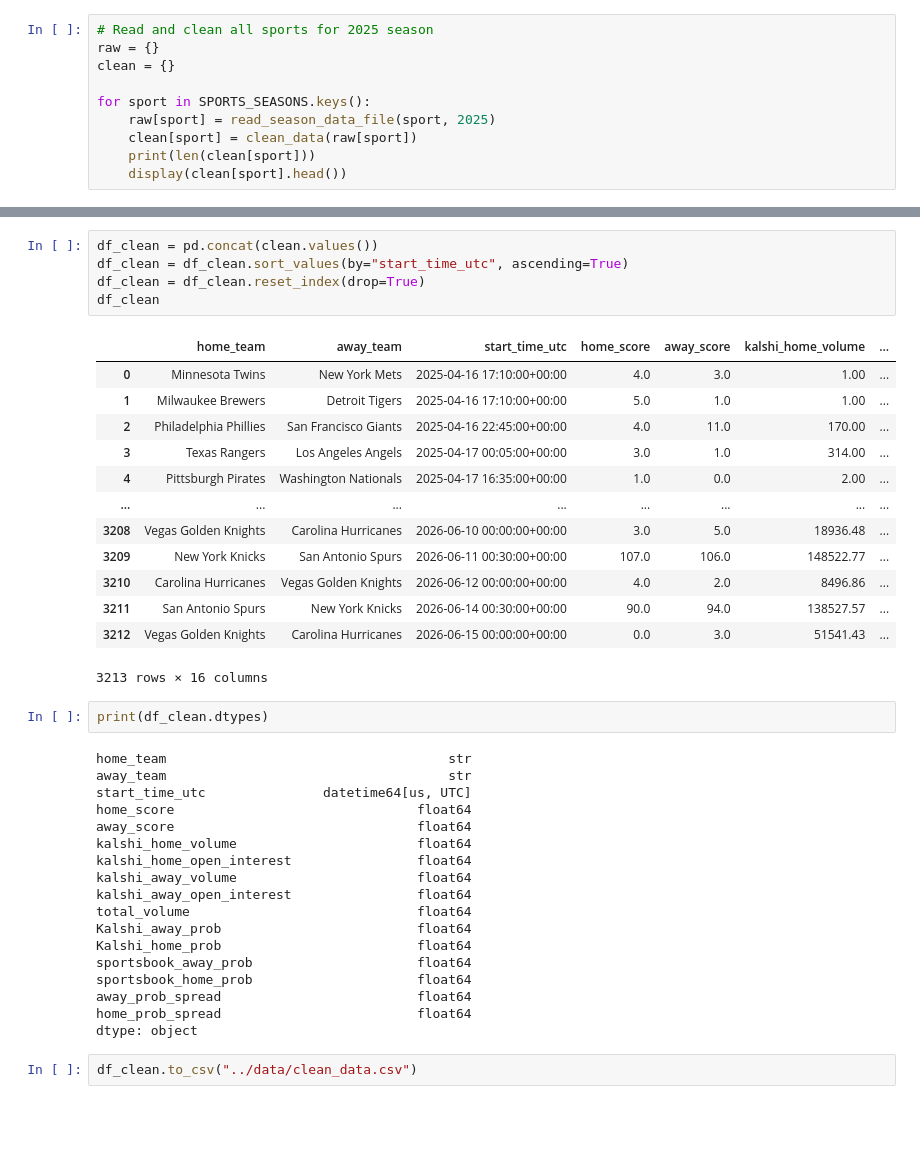
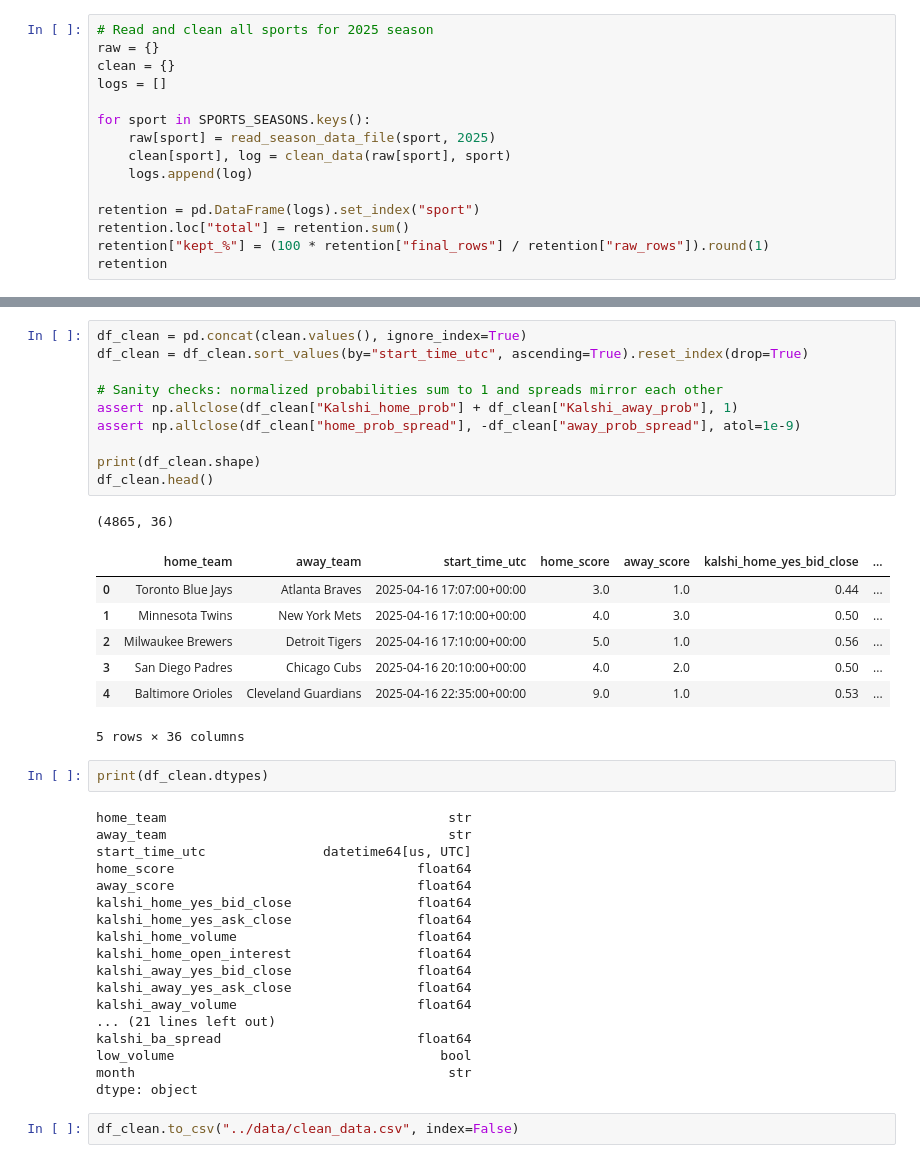
Before and after one commit to harrison-hal3sworth/predmarketproject, a Jupyter notebook: cleaning/cleaning.ipynb, the cells around one changed output, grey strips where cells are left out. Cells and saved outputs as stored; diff of their text form; blank space fills up the shorter version.

```diff
--- a/cleaning/cleaning.ipynb
+++ b/cleaning/cleaning.ipynb
@@ -86,10 +188,15 @@ tmp = clean_data(tmp)
 # Read and clean all sports for 2025 season
 raw = {}
 clean = {}
+logs = []
 
 for sport in SPORTS_SEASONS.keys():
     raw[sport] = read_season_data_file(sport, 2025)
-    clean[sport] = clean_data(raw[sport])
-    print(len(clean[sport]))
-    display(clean[sport].head())
+    clean[sport], log = clean_data(raw[sport], sport)
+    logs.append(log)
+
+retention = pd.DataFrame(logs).set_index("sport")
+retention.loc["total"] = retention.sum()
+retention["kept_%"] = (100 * retention["final_rows"] / retention["raw_rows"]).round(1)
+retention
 # %% [output]
@@ -124,22 +210,22 @@ for sport in SPORTS_SEASONS.keys():
 # %%
-df_clean = pd.concat(clean.values())
-df_clean = df_clean.sort_values(by="start_time_utc", ascending=True)
-df_clean = df_clean.reset_index(drop=True)
-df_clean
+df_clean = pd.concat(clean.values(), ignore_index=True)
+df_clean = df_clean.sort_values(by="start_time_utc", ascending=True).reset_index(drop=True)
+
+# Sanity checks: normalized probabilities sum to 1 and spreads mirror each other
+assert np.allclose(df_clean["Kalshi_home_prob"] + df_clean["Kalshi_away_prob"], 1)
+assert np.allclose(df_clean["home_prob_spread"], -df_clean["away_prob_spread"], atol=1e-9)
+
+print(df_clean.shape)
+df_clean.head()
 # %% [output]
+(4865, 36)
-|  | home_team | away_team | start_time_utc | home_score | away_score | kalshi_home_volume | ... |
-| 0 | Minnesota Twins | New York Mets | 2025-04-16 17:10:00+00:00 | 4.0 | 3.0 | 1.00 | ... |
-| 1 | Milwaukee Brewers | Detroit Tigers | 2025-04-16 17:10:00+00:00 | 5.0 | 1.0 | 1.00 | ... |
-| 2 | Philadelphia Phillies | San Francisco Giants | 2025-04-16 22:45:00+00:00 | 4.0 | 11.0 | 170.00 | ... |
-| 3 | Texas Rangers | Los Angeles Angels | 2025-04-17 00:05:00+00:00 | 3.0 | 1.0 | 314.00 | ... |
-| 4 | Pittsburgh Pirates | Washington Nationals | 2025-04-17 16:35:00+00:00 | 1.0 | 0.0 | 2.00 | ... |
-| ... | ... | ... | ... | ... | ... | ... | ... |
-| 3208 | Vegas Golden Knights | Carolina Hurricanes | 2026-06-10 00:00:00+00:00 | 3.0 | 5.0 | 18936.48 | ... |
-| 3209 | New York Knicks | San Antonio Spurs | 2026-06-11 00:30:00+00:00 | 107.0 | 106.0 | 148522.77 | ... |
-| 3210 | Carolina Hurricanes | Vegas Golden Knights | 2026-06-12 00:00:00+00:00 | 4.0 | 2.0 | 8496.86 | ... |
-| 3211 | San Antonio Spurs | New York Knicks | 2026-06-14 00:30:00+00:00 | 90.0 | 94.0 | 138527.57 | ... |
-| 3212 | Vegas Golden Knights | Carolina Hurricanes | 2026-06-15 00:00:00+00:00 | 0.0 | 3.0 | 51541.43 | ... |
+|  | home_team | away_team | start_time_utc | home_score | away_score | kalshi_home_yes_bid_close | ... |
+| 0 | Toronto Blue Jays | Atlanta Braves | 2025-04-16 17:07:00+00:00 | 3.0 | 1.0 | 0.44 | ... |
+| 1 | Minnesota Twins | New York Mets | 2025-04-16 17:10:00+00:00 | 4.0 | 3.0 | 0.50 | ... |
+| 2 | Milwaukee Brewers | Detroit Tigers | 2025-04-16 17:10:00+00:00 | 5.0 | 1.0 | 0.56 | ... |
+| 3 | San Diego Padres | Chicago Cubs | 2025-04-16 20:10:00+00:00 | 4.0 | 2.0 | 0.50 | ... |
+| 4 | Baltimore Orioles | Cleveland Guardians | 2025-04-16 22:35:00+00:00 | 9.0 | 1.0 | 0.53 | ... |
-3213 rows × 16 columns
+5 rows × 36 columns
 # %%
 print(df_clean.dtypes)
 # %% [output]
@@ -148,17 +234,17 @@ away_team                                    str
 start_time_utc               datetime64[us, UTC]
 home_score                               float64
 away_score                               float64
+kalshi_home_yes_bid_close                float64
+kalshi_home_yes_ask_close                float64
 kalshi_home_volume                       float64
 kalshi_home_open_interest                float64
+kalshi_away_yes_bid_close                float64
+kalshi_away_yes_ask_close                float64
 kalshi_away_volume                       float64
-kalshi_away_open_interest                float64
-total_volume                             float64
-Kalshi_away_prob                         float64
-Kalshi_home_prob                         float64
-sportsbook_away_prob                     float64
-sportsbook_home_prob                     float64
-away_prob_spread                         float64
-home_prob_spread                         float64
+... (21 lines left out)
+kalshi_ba_spread                         float64
+low_volume                                  bool
+month                                        str
 dtype: object
 # %%
-df_clean.to_csv("../data/clean_data.csv")
+df_clean.to_csv("../data/clean_data.csv", index=False)
```
Also changed, not shown: parts of 37 cells of this notebook, 19 other files.
